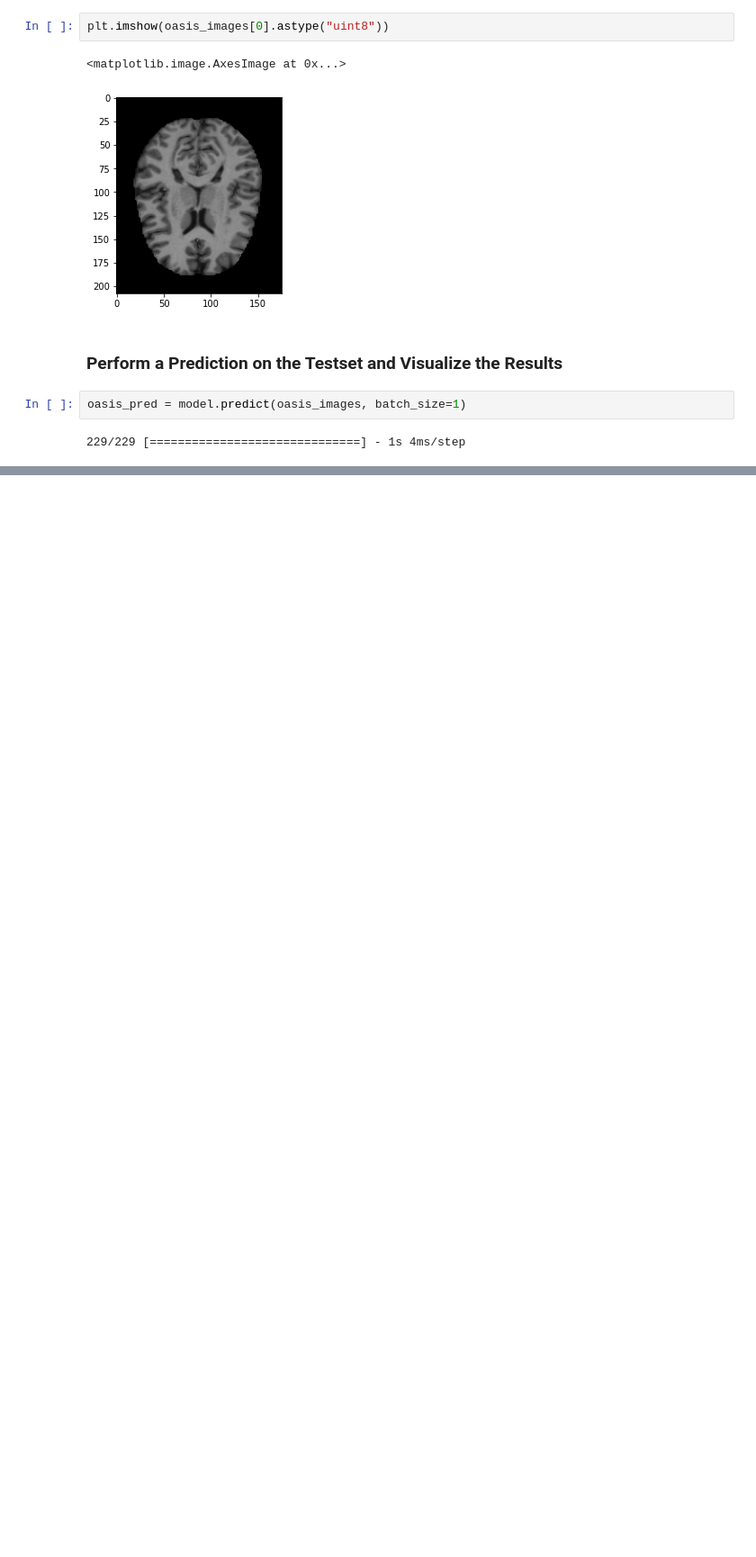
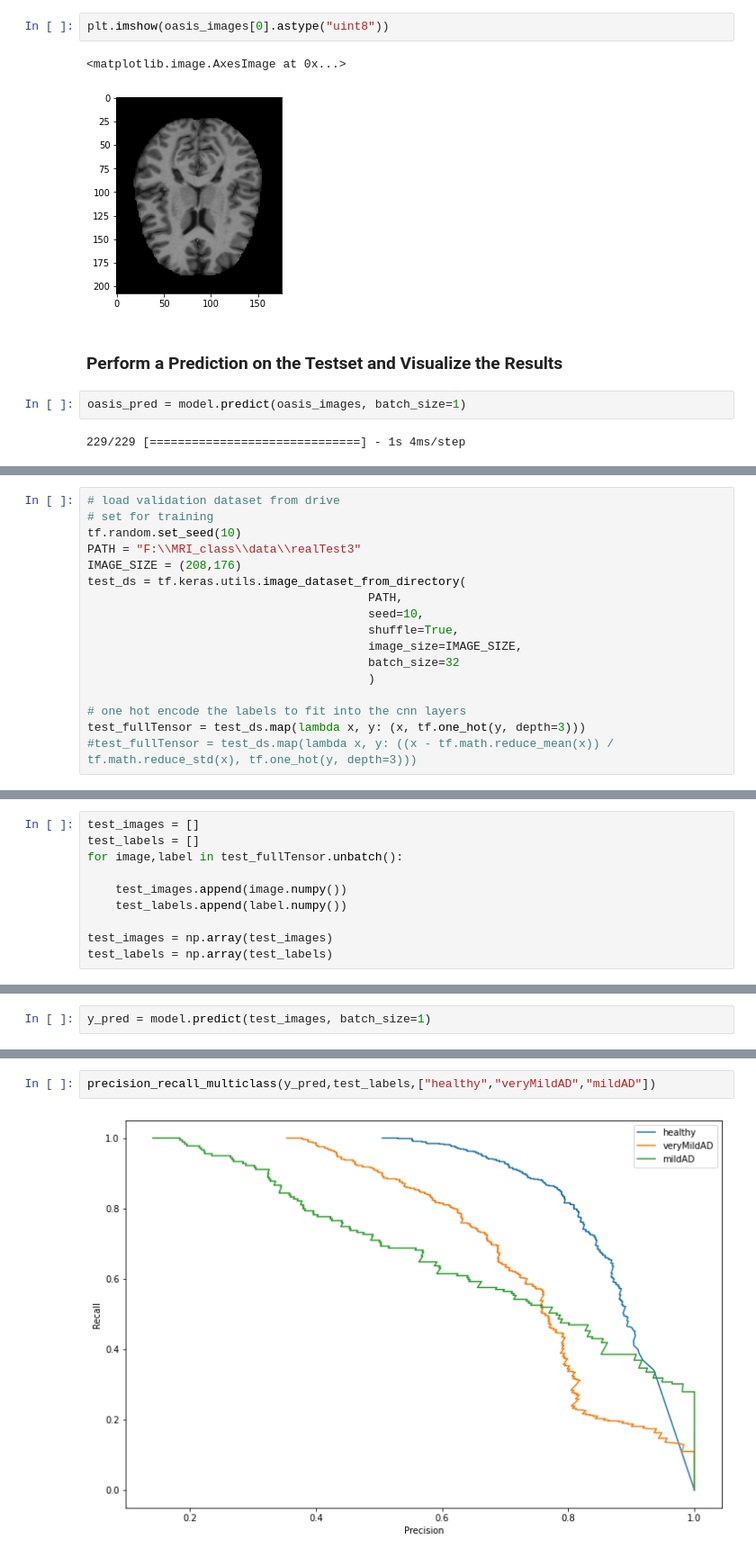
Before and after one commit to robert-kloepsch/alzheimer-classification, a Jupyter notebook: modeling/AlzheimersModel2D_VGG16.ipynb, the cells around one changed output, grey strips where cells are left out. Shown at 90% size. Cells and saved outputs as stored; diff of their text form; blank space fills up the shorter version.

```diff
--- a/modeling/AlzheimersModel2D_VGG16.ipynb
+++ b/modeling/AlzheimersModel2D_VGG16.ipynb
@@ -397 +400,18 @@ Macro recall: 0.9423868312757201
 ------------#####------------
+# %%
+# load validation dataset from drive
+# set for training
+tf.random.set_seed(10)
+PATH = "F:\\MRI_class\\data\\realTest3"
+IMAGE_SIZE = (208,176)
+test_ds = tf.keras.utils.image_dataset_from_directory(
+                                        PATH,
+                                        seed=10,
+                                        shuffle=True,
+                                        image_size=IMAGE_SIZE,
+                                        batch_size=32
+                                        )
+
+# one hot encode the labels to fit into the cnn layers
+test_fullTensor = test_ds.map(lambda x, y: (x, tf.one_hot(y, depth=3)))
+#test_fullTensor = test_ds.map(lambda x, y: ((x - tf.math.reduce_mean(x)) / tf.math.reduce_std(x), tf.one_hot(y, depth=3)))
@@ -397,0 +420,10 @@ Macro recall: 0.9423868312757201
+# %%
+test_images = []
+test_labels = []
+for image,label in test_fullTensor.unbatch():
+
+    test_images.append(image.numpy())
+    test_labels.append(label.numpy())
+
+test_images = np.array(test_images)
+test_labels = np.array(test_labels)
@@ -397,0 +432,2 @@ Macro recall: 0.9423868312757201
+# %%
+y_pred = model.predict(test_images, batch_size=1)
@@ -397,0 +444,4 @@ Macro recall: 0.9423868312757201
+# %%
+precision_recall_multiclass(y_pred,test_labels,["healthy","veryMildAD","mildAD"])
+# %% [output]
+[figure, added]
```
Also changed, not shown: parts of 22 cells of this notebook, 3 other files.
